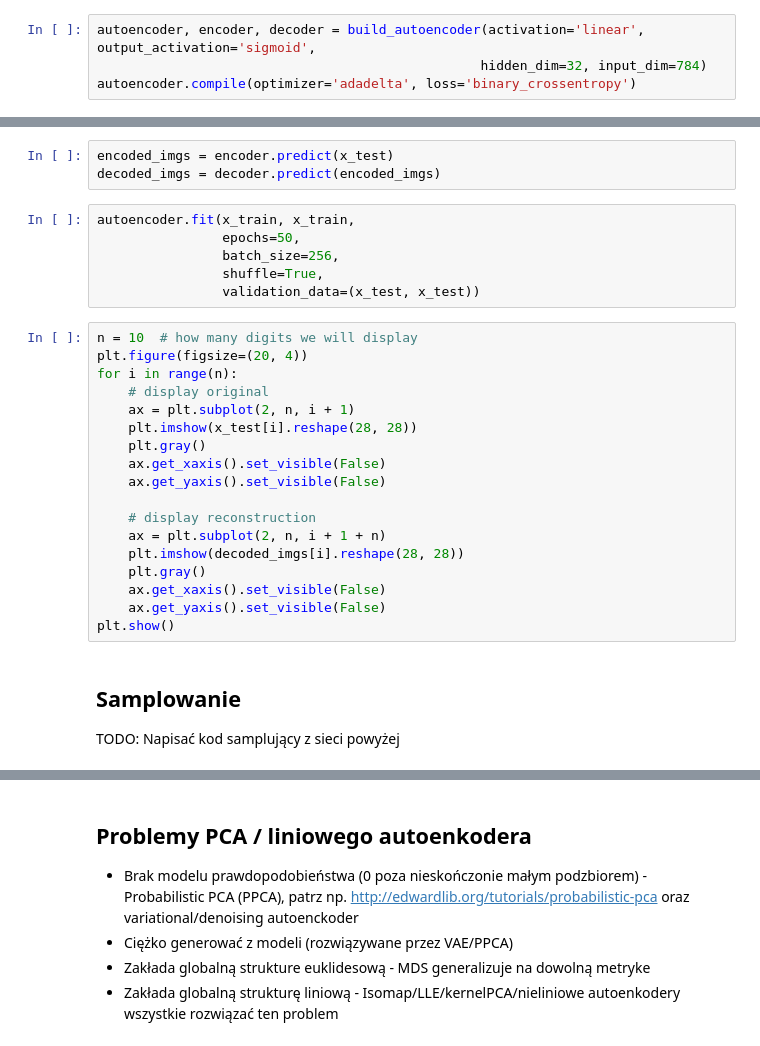
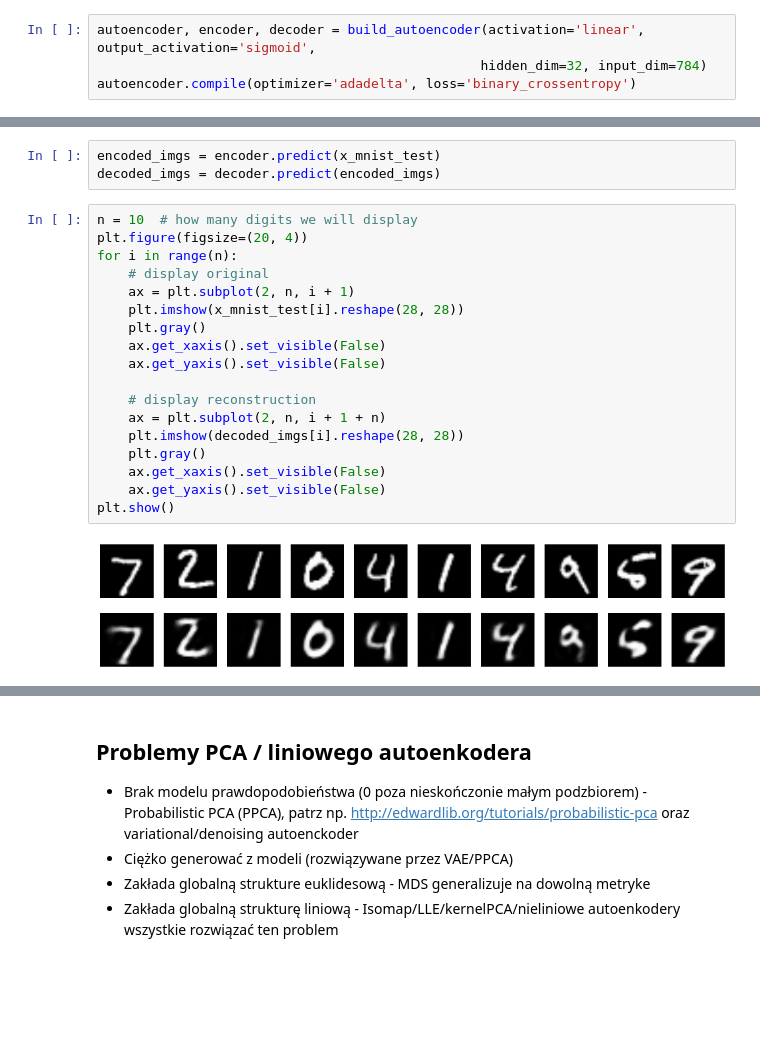
Before and after one commit to gmum/ml2017, a Jupyter notebook: L11.ipynb, the cells around one changed output, grey strips where cells are left out. Cells and saved outputs as stored; diff of their text form; blank space fills up the shorter version.

```diff
--- a/L11.ipynb
+++ b/L11.ipynb
@@ -113,31 +180,23 @@ autoencoder.compile(optimizer='adadelta', loss='binary_crossentropy')
 # %%
-encoded_imgs = encoder.predict(x_test)
+encoded_imgs = encoder.predict(x_mnist_test)
 decoded_imgs = decoder.predict(encoded_imgs)
-# %%
-autoencoder.fit(x_train, x_train,
-                epochs=50,
-                batch_size=256,
-                shuffle=True,
-                validation_data=(x_test, x_test))
 # %%
 n = 10  # how many digits we will display
 plt.figure(figsize=(20, 4))
 for i in range(n):
     # display original
     ax = plt.subplot(2, n, i + 1)
-    plt.imshow(x_test[i].reshape(28, 28))
+    plt.imshow(x_mnist_test[i].reshape(28, 28))
     plt.gray()
     ax.get_xaxis().set_visible(False)
     ax.get_yaxis().set_visible(False)
 
     # display reconstruction
     ax = plt.subplot(2, n, i + 1 + n)
     plt.imshow(decoded_imgs[i].reshape(28, 28))
     plt.gray()
     ax.get_xaxis().set_visible(False)
     ax.get_yaxis().set_visible(False)
 plt.show()
+# %% [output]
+[figure, added]
-# %% [markdown]
-## Samplowanie
-
-TODO: Napisać kod samplujący z sieci powyżej
```
Also changed, not shown: parts of 23 cells of this notebook.
